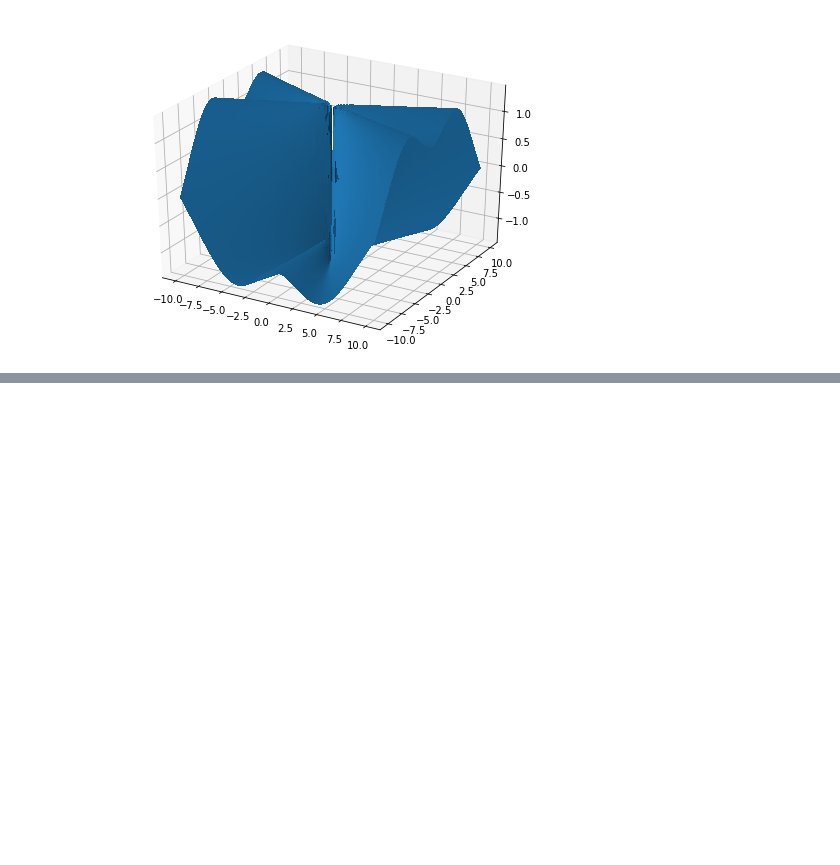
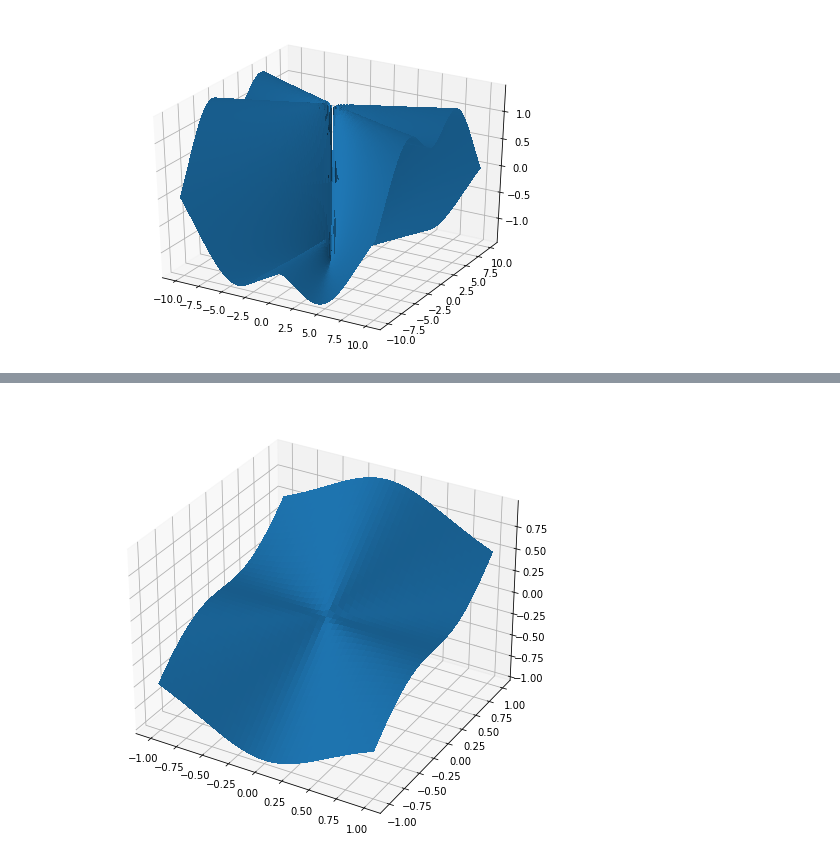
Before and after one commit to apefind/math, a Jupyter notebook: jupyter/calculus/multivariable_calculus.ipynb, the cells around one changed output, grey strips where cells are left out. Cells and saved outputs as stored; diff of their text form; code cells hidden in the pictures; blank space fills up the shorter version.

```diff
--- a/jupyter/calculus/multivariable_calculus.ipynb
+++ b/jupyter/calculus/multivariable_calculus.ipynb
@@ -3,7 +3,7 @@
 # %%
 %run core.ipynb
 # %%
-def plot_mapping(f, a=-1.0, b=1.0, s=0.05, size=(8, 6)):
+def plot_mapping(f, a=-1.0, b=1.0, s=0.05, size=(10, 8)):
     X, Y = meshgrid(np.arange(a, b, s), np.arange(a, b, s))
     Z = f(X, Y)
     fig = plot.figure()
@@ -63,0 +73,5 @@ plot_mapping(lambdify((x, y), u.diff(y).diff(x), modules='numpy'),
+# %%
+a, b, s = -1.0001, 1.0, 0.05
+plot_mapping(f, a=a, b=b, s=s)
+# %% [output]
+[figure, added]
```
Also changed, not shown: parts of 9 cells of this notebook, 3 other files.
